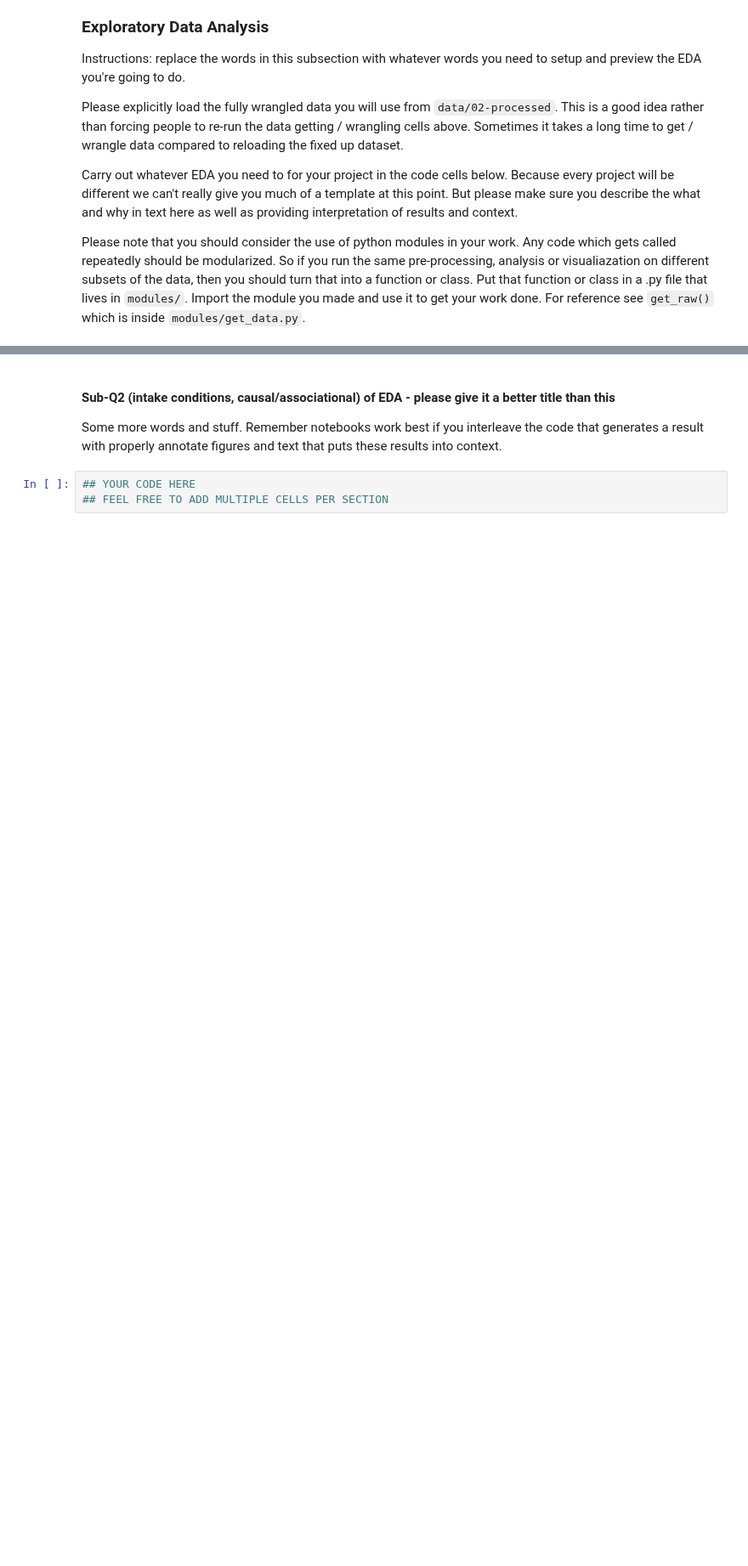
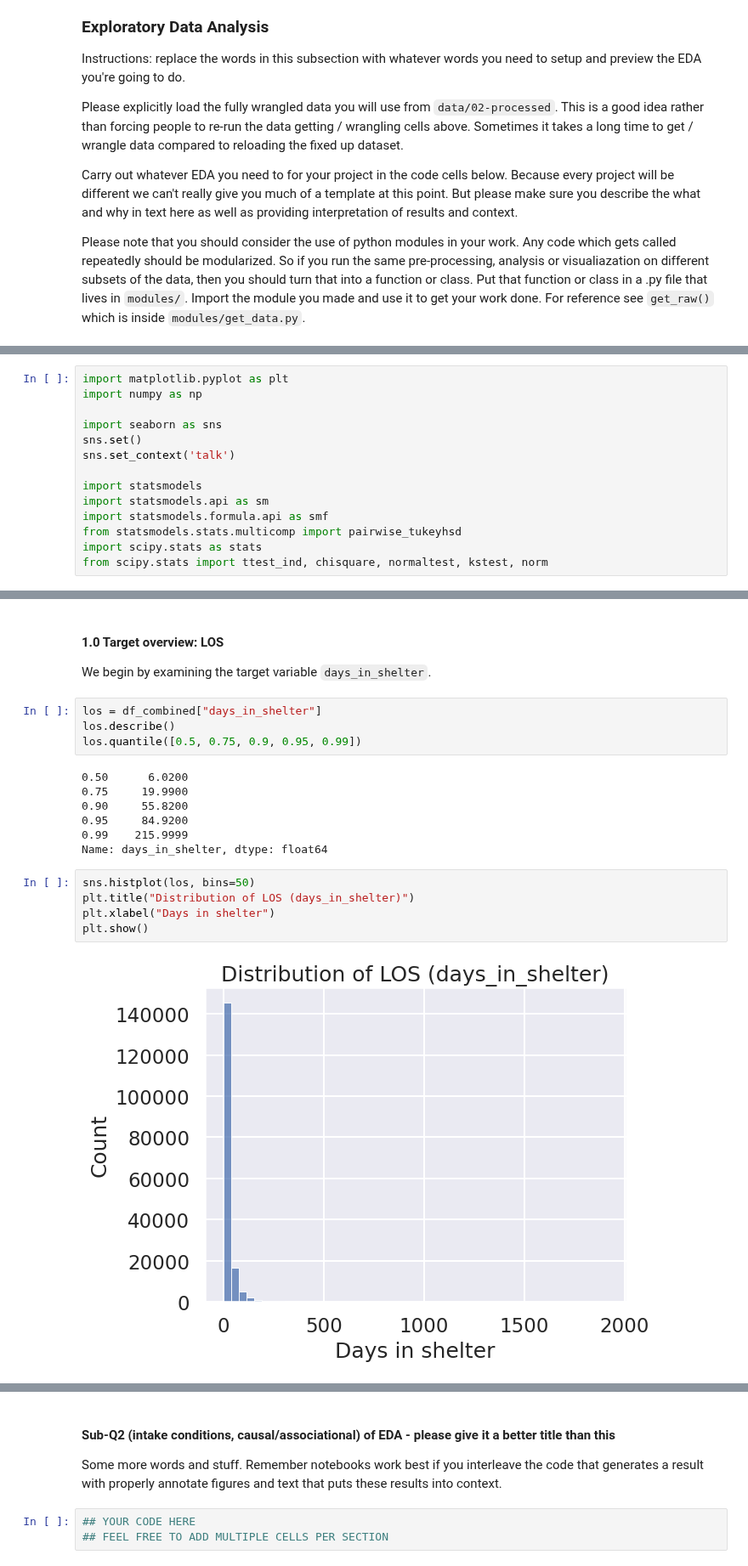
Before and after one commit to COGS108/Group098_WI26, a Jupyter notebook: 02-EDACheckpoint.ipynb, the cells around one changed output, grey strips where cells are left out. Shown at 85% size. Cells and saved outputs as stored; diff of their text form; blank space fills up the shorter version.

```diff
--- a/02-EDACheckpoint.ipynb
+++ b/02-EDACheckpoint.ipynb
@@ -444,0 +601,14 @@ Some more words and stuff.  Remember notebooks work best if you interleave the c
+# %%
+import matplotlib.pyplot as plt
+import numpy as np
+
+import seaborn as sns
+sns.set()
+sns.set_context('talk')
+
+import statsmodels
+import statsmodels.api as sm
+import statsmodels.formula.api as smf
+from statsmodels.stats.multicomp import pairwise_tukeyhsd
+import scipy.stats as stats
+from scipy.stats import ttest_ind, chisquare, normaltest, kstest, norm
@@ -444,0 +623,21 @@ Some more words and stuff.  Remember notebooks work best if you interleave the c
+# %% [markdown]
+#### 1.0 Target overview: LOS
+We begin by examining the target variable `days_in_shelter`.
+# %%
+los = df_combined["days_in_shelter"]
+los.describe()
+los.quantile([0.5, 0.75, 0.9, 0.95, 0.99])
+# %% [output]
+0.50      6.0200
+0.75     19.9900
+0.90     55.8200
+0.95     84.9200
+0.99    215.9999
+Name: days_in_shelter, dtype: float64
+# %%
+sns.histplot(los, bins=50)
+plt.title("Distribution of LOS (days_in_shelter)")
+plt.xlabel("Days in shelter")
+plt.show()
+# %% [output]
+[figure, added]
```
Also changed, not shown: parts of 54 cells of this notebook.
